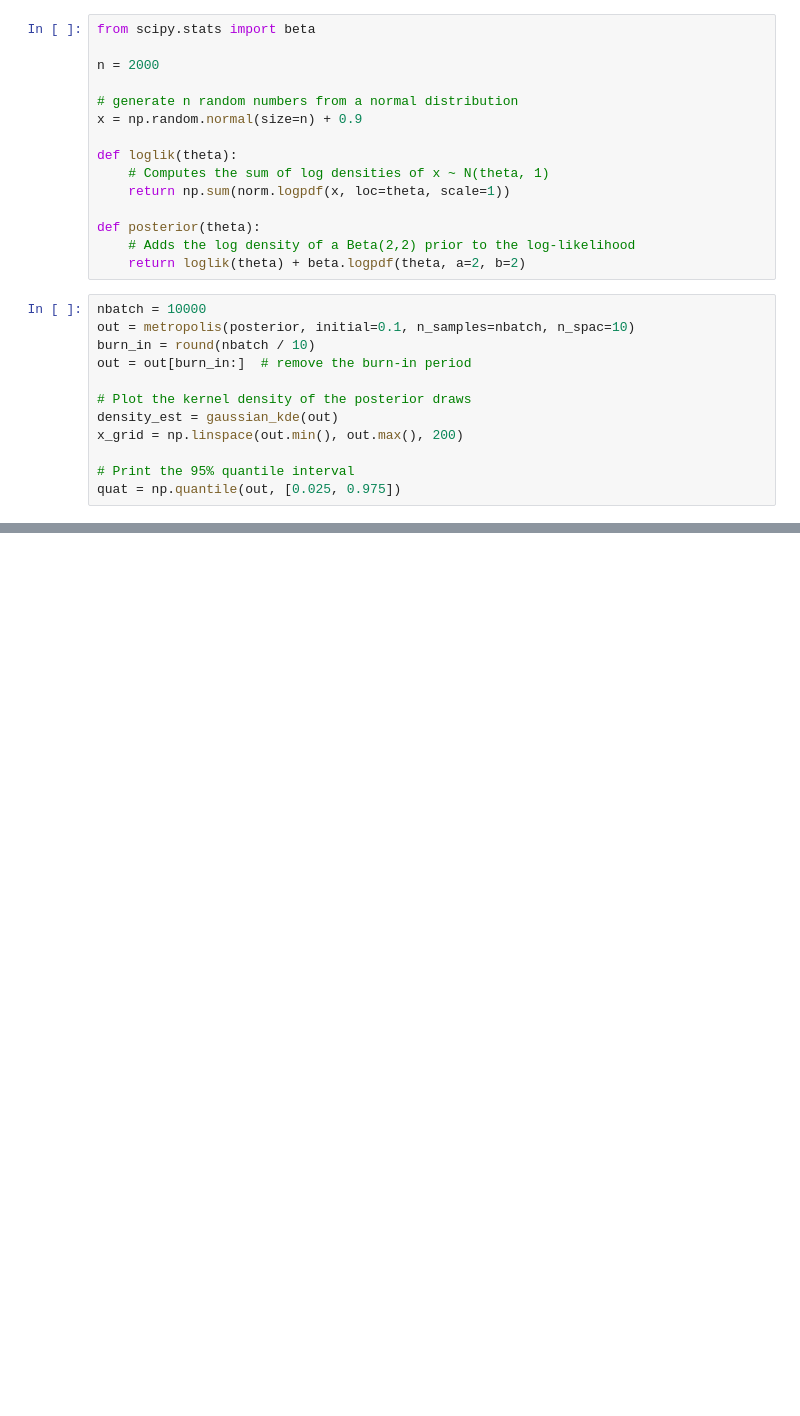
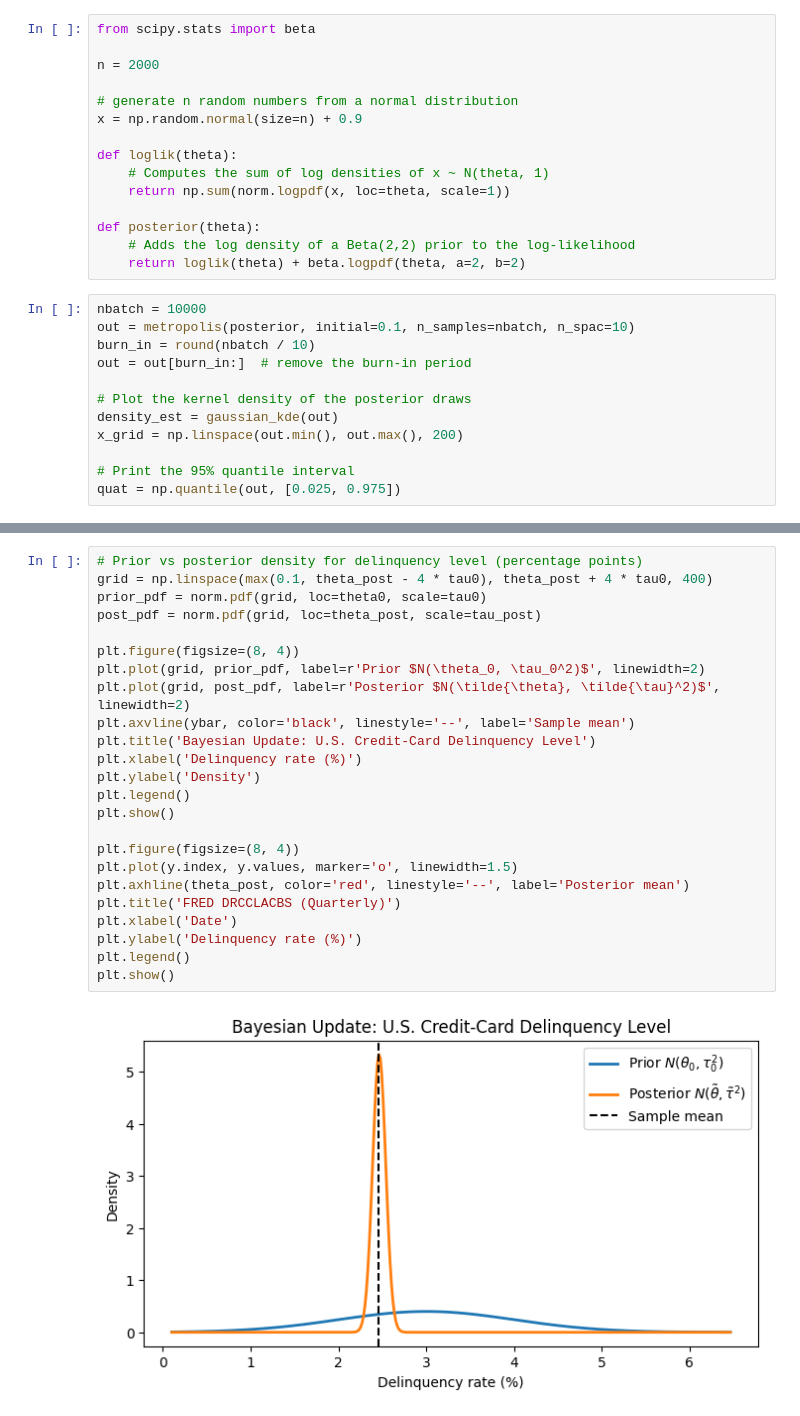
Before and after one commit to zhentaoshi/Econ5821, a Jupyter notebook: py_06_integration.ipynb, the cells around one changed output, grey strips where cells are left out. Saved outputs shown, nothing was run; the diff lists cells and outputs as text; blank space fills up the shorter version.

```diff
--- a/py_06_integration.ipynb
+++ b/py_06_integration.ipynb
@@ -369,0 +444,26 @@ plt.show()
+# %%
+# Prior vs posterior density for delinquency level (percentage points)
+grid = np.linspace(max(0.1, theta_post - 4 * tau0), theta_post + 4 * tau0, 400)
+prior_pdf = norm.pdf(grid, loc=theta0, scale=tau0)
+post_pdf = norm.pdf(grid, loc=theta_post, scale=tau_post)
+
+plt.figure(figsize=(8, 4))
+plt.plot(grid, prior_pdf, label=r'Prior $N(\theta_0, \tau_0^2)$', linewidth=2)
+plt.plot(grid, post_pdf, label=r'Posterior $N(\tilde{\theta}, \tilde{\tau}^2)$', linewidth=2)
+plt.axvline(ybar, color='black', linestyle='--', label='Sample mean')
+plt.title('Bayesian Update: U.S. Credit-Card Delinquency Level')
+plt.xlabel('Delinquency rate (%)')
+plt.ylabel('Density')
+plt.legend()
+plt.show()
+
+plt.figure(figsize=(8, 4))
+plt.plot(y.index, y.values, marker='o', linewidth=1.5)
+plt.axhline(theta_post, color='red', linestyle='--', label='Posterior mean')
+plt.title('FRED DRCCLACBS (Quarterly)')
+plt.xlabel('Date')
+plt.ylabel('Delinquency rate (%)')
+plt.legend()
+plt.show()
+# %% [output]
+[figure, added]
```
Also changed, not shown: parts of 20 cells of this notebook, 1 other file.
